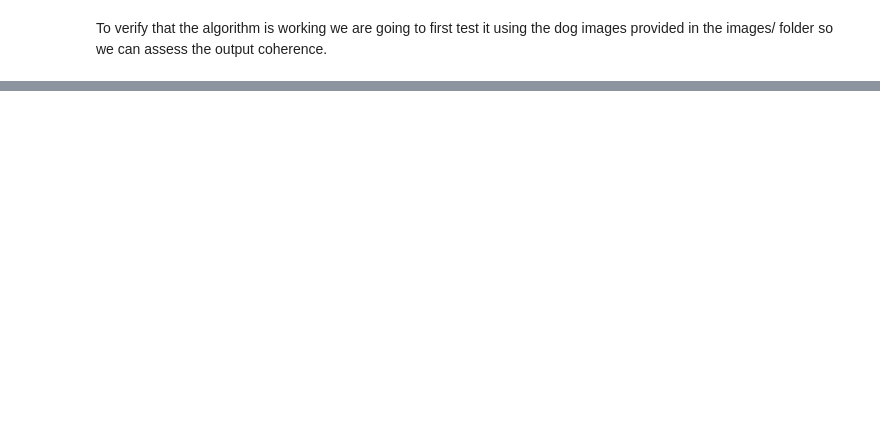
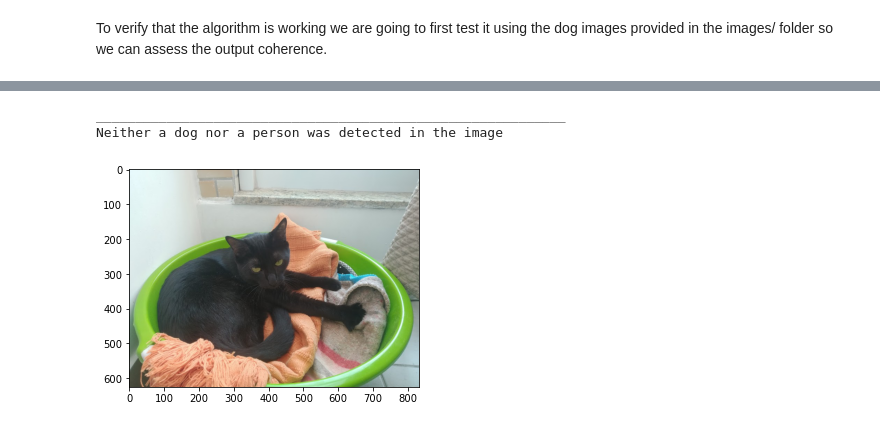
Before and after one commit to GuilhermeBaldo/project-dog-breed-classification, a Jupyter notebook: dog_app.ipynb, the cells around one changed output, grey strips where cells are left out. Saved outputs shown, nothing was run; the diff lists cells and outputs as text; code cells hidden in the pictures; blank space fills up the shorter version.

```diff
--- a/dog_app.ipynb
+++ b/dog_app.ipynb
@@ -810 +995,17 @@ Example of Bullmastiff
 ... (4 outputs left out)
+# %%
+human_folder = 'testImages/cat'
+dog_folder = 'dogImages/test'
+for img_filename in os.listdir(human_folder):
+    img_path = os.path.join(human_folder, img_filename)
+    img = Image.open(img_path)
+
+    print("____________________________________________________________")
+    dog_breed = run_app(img_path)
+
+    plt.imshow(np.asarray(img))
+    plt.show()
+# %% [output]
+____________________________________________________________
+Neither a dog nor a person was detected in the image
+[figure, added]
```
Also changed, not shown: parts of 21 cells of this notebook, 15 other files.
